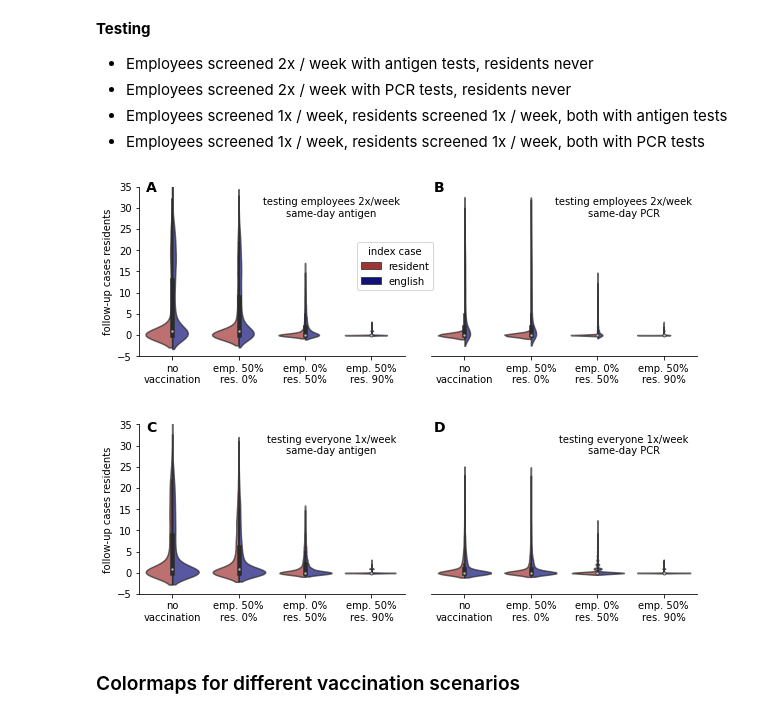
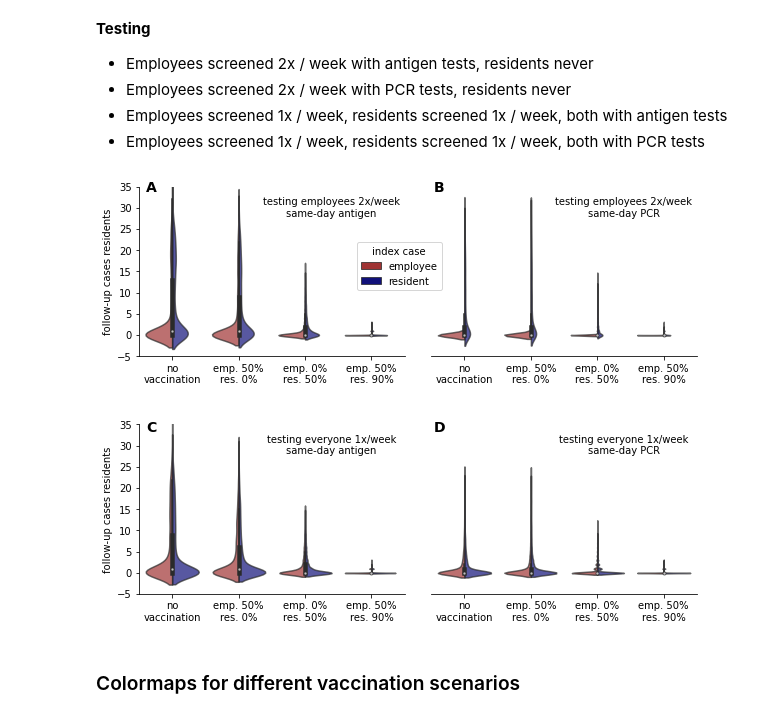
Before and after one commit to JanaLasser/nursing_home_SEIRX, a Jupyter notebook: analysis_testing_and_vaccintion.ipynb, the cells around one changed output. Drawn from its saved outputs; the diff is of its cells as text; code cells hidden in the pictures.

```diff
--- a/analysis_testing_and_vaccintion.ipynb
+++ b/analysis_testing_and_vaccintion.ipynb
@@ -105,3 +13,30 @@ if language == 'german':
+# %%
+# get the right plot labels given the language
+test_name_map = af.label_map[language]['test_name_map']
+frequency_name_map = af.label_map[language]['frequency_name_map']
+
+if language == 'english':
+    screening_intervals = ['never', 'once\na week', 'twice\na week',
+                           '3 times\na week']
+
+    vacc_scenario_labels = ['no\nvaccination', 'emp. 50%\nres. 0%',
+                            'emp. 0%\nres. 50%',  'emp. 50%\nres. 90%',
+                             'emp. 90%\nres. 90%']
+
+    test_strat_labels = ['testing employees 2x/week',
+                         'testing everyone 1x/week',
+                         'no testing']
+if language == 'german':
+    screening_intervals = ['nie', 'ein mal\npro Woche', '2 mal\npro Woche',
+                           '3 mal\npro Woche']
+
+    vacc_scenario_labels = ['keine\nImpfungen', 'Mit. 50%\nBew. 0%',
+                            'Mit. 0%\nBew. 50%',  'Mit. 50%\nBew. 90%',
+                             'Mit. 90%\Bew. 90%']
+
+    test_strat_labels = ['Testen MitarbeiterInnen 2x/Woche',
+                         'Testen alle 1x/Woche',
+                         'keine Tests']
 # %% [markdown]
 ## Analysis B.1.1.7
 # %% [markdown]
@@ -198,11 +133,10 @@ af.plot_violins2(ensmbls, 'infected_residents', testing_scenarios[[0, 1, 4]],
 * Employees screened 1x / week, residents screened 1x / week, both with PCR tests
 # %%
 af.plot_violins(ensmbls, 'infected_residents', testing_scenarios[0:4],
-             vacc_scenario_labels[0:4], metric_name_map, index_case_map,
-             index_case_label, employee_label, resident_label, language, ymin=-5,
-             ymax=35, variant='_UK_variant')
+             vacc_scenario_labels[0:4], language, ymin=-5, ymax=35,
+             variant='_UK_variant')
 # %% [output]
-[figure, old version]
+[figure, new version]
 # %% [markdown]
 ### Colormaps for different vaccination scenarios
 # %% [markdown]
```
Also changed, not shown: parts of 61 cells of this notebook, 4 other files.
